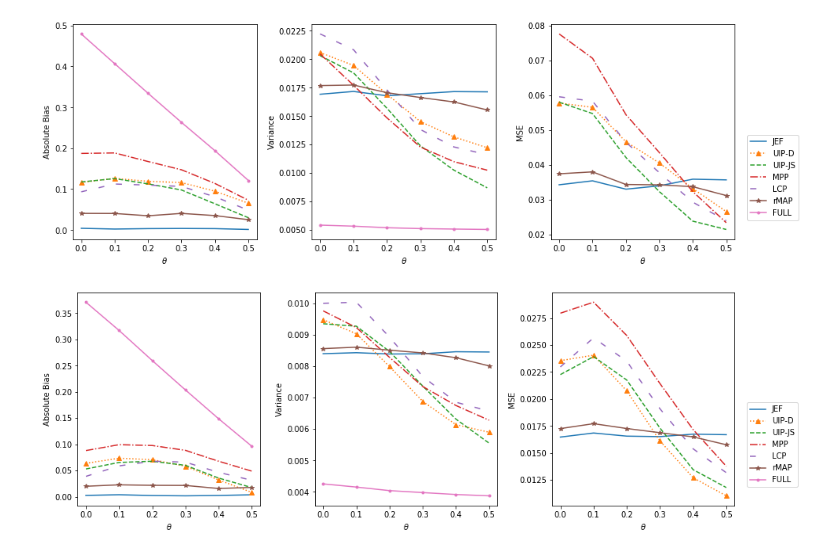
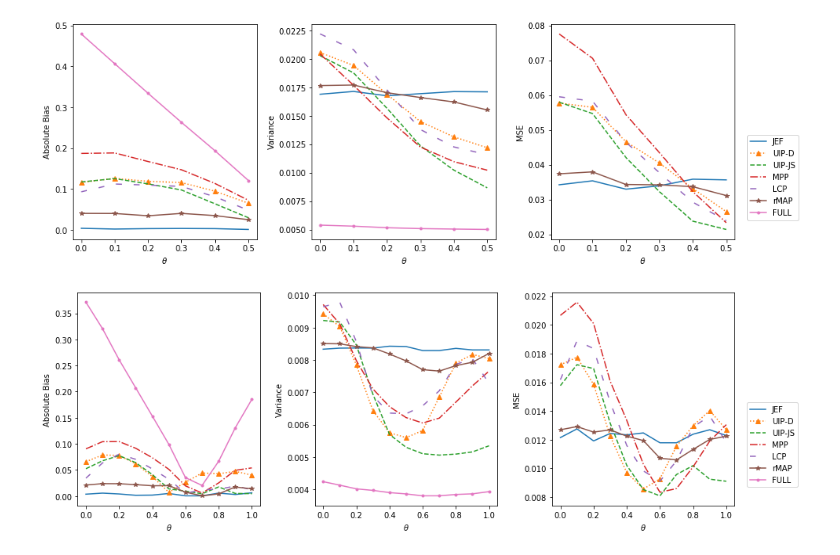
Before and after one commit to JINhuaqing/UIP, a Jupyter notebook: NormSetting/Norm_ana_MSE.ipynb, the cells around one changed output. Cells and saved outputs as stored; diff of their text form; code cells hidden in the pictures.

```diff
--- a/NormSetting/Norm_ana_MSE.ipynb
+++ b/NormSetting/Norm_ana_MSE.ipynb
@@ -250,9 +251,9 @@ for fl in tqdm(fls):
     cleanData = load_pkl(fl)
     res = ObtainMSE(cleanData, thetaC)
     for key in res.keys():
-        bias120[key].append(np.mean(res[key]["Bias"]))
-        varss120[key].append(np.mean(res[key]["Var"]))
-        mses120[key].append(np.mean(res[key]["MSE"]))
+        bias120[key].append(np.median(res[key]["Bias"]))
+        varss120[key].append(np.median(res[key]["Var"]))
+        mses120[key].append(np.median(res[key]["MSE"]))
 # %% [output]
 [interactive output not drawn]
 # %%
@@ -349,6 +350,8 @@ plt.savefig("../plots/cmpNormMSE60.pdf")
 thetas120 = np.array(thetas120)
 low = np.argmin(thetas120[thetas120>=0])
 up = np.argmax(thetas120[thetas120<=0.5]) + 1
+low = 0
+up = 11
 
 fig = plt.figure(figsize=[15, 5])
 fig.tight_layout()
@@ -368,33 +371,33 @@ axes[0].plot(thetas120[low:up], np.abs(bias120["LCP"][low:up]), label="LCP", lin
 axes[0].plot(thetas120[low:up], np.abs(bias120["rMAP"][low:up]), label="rMAP", linestyle=linestyles[0][1], marker="*")
 axes[0].plot(thetas120[low:up], np.abs(bias120["FULL"][low:up]), label="FULL", linestyle=linestyles[0][1], marker=".")
 
 
 #axes[1].set_title("Variance")
 #axes[2].set_ylim([0.003, 0.01])
 axes[1].set_xlabel(r"$\theta$")
 axes[1].set_ylabel("Variance")
 axes[1].plot(thetas120[low:up], varss120["JEF"][low:up],  label="JEF", linestyle=linestyles[0][1])
 axes[1].plot(thetas120[low:up], varss120["UIPD"][low:up], label="UIP-D", linestyle=linestyles[1][1], marker="^")
 axes[1].plot(thetas120[low:up], varss120["UIPJS"][low:up],label="UIP-JS", linestyle=linestyles[2][1])
 axes[1].plot(thetas120[low:up], varss120["NPP"][low:up],  label="MPP", linestyle=linestyles[3][1])
 axes[1].plot(thetas120[low:up], varss120["LCP"][low:up],  label="LCP", linestyle=linestyles[6][1])
 axes[1].plot(thetas120[low:up], varss120["rMAP"][low:up], label="rMAP", linestyle=linestyles[0][1], marker="*")
 axes[1].plot(thetas120[low:up], varss120["FULL"][low:up], label="FULL", linestyle=linestyles[0][1], marker=".")
 
 #axes[2].set_title("MSE")
 #axes[0].set_ylim([0, 0.05])
 axes[2].set_xlabel(r"$\theta$")
 axes[2].set_ylabel("MSE")
 axes[2].plot(thetas120[low:up], mses120["JEF"][low:up],   label="JEF",   linestyle=linestyles[0][1])
 axes[2].plot(thetas120[low:up], mses120["UIPD"][low:up],  label="UIP-D",  linestyle=linestyles[1][1], marker="^")
 axes[2].plot(thetas120[low:up], mses120["UIPJS"][low:up], label="UIP-JS", linestyle=linestyles[2][1])
 axes[2].plot(thetas120[low:up], mses120["NPP"][low:up],   label="MPP",   linestyle=linestyles[3][1])
 axes[2].plot(thetas120[low:up], mses120["LCP"][low:up],   label="LCP",   linestyle=linestyles[6][1])
 axes[2].plot(thetas120[low:up], mses120["rMAP"][low:up],  label="rMAP",  linestyle=linestyles[0][1], marker="*")
-#axes[2].plot(thetas120[low:up], mses120["FULL"][low:up], label="FULL", linestyle=linestyles[0][1], marker=".")
+# axes[2].plot(thetas120[low:up], mses120["FULL"][low:up], label="FULL", linestyle=linestyles[0][1], marker=".")
 
 handles, labels = axes[0].get_legend_handles_labels()
 _ = fig.legend(handles, labels, loc=(0.92, 0.20))
-plt.savefig("../plots/cmpNormMSE120.pdf")
+# plt.savefig("../plots/cmpNormMSE120.pdf")
 # %% [output]
-[figure, old version]
+[figure, new version]
```
Also changed, not shown: parts of 2 cells of this notebook, 3 other files.
